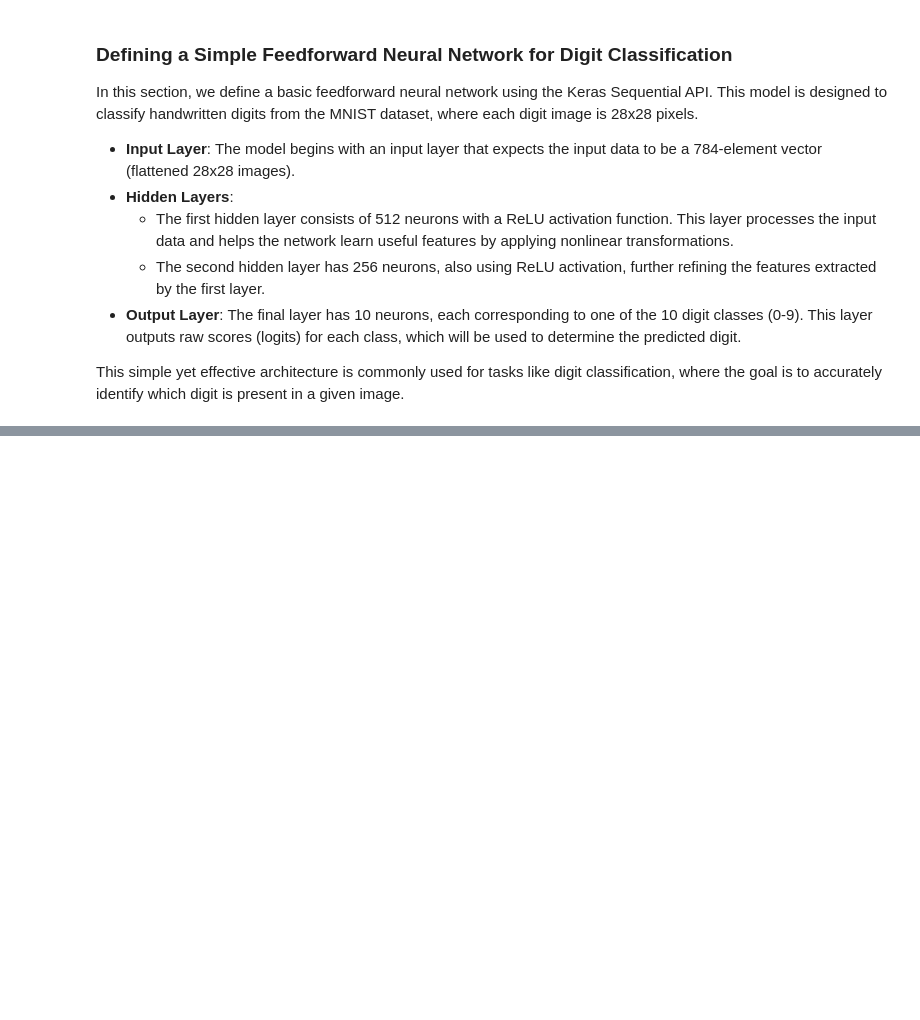
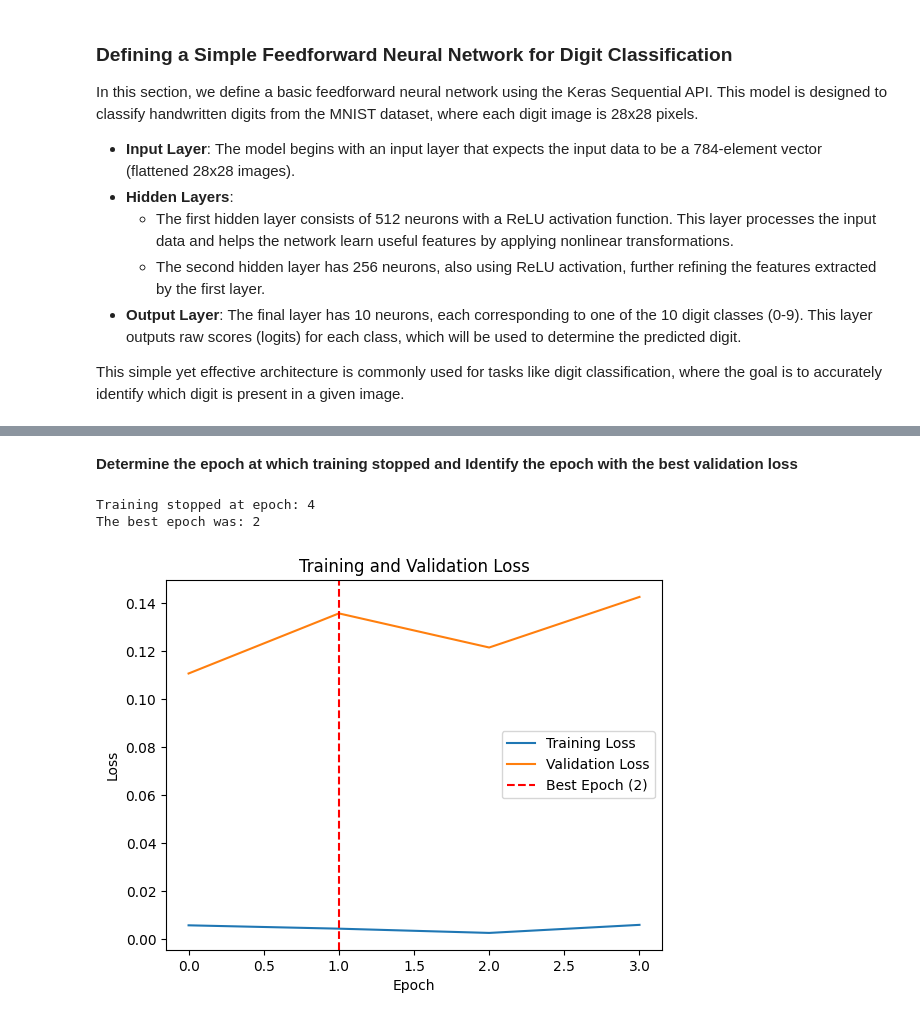
Before and after one commit to saimboxer/TensorFlow, a Jupyter notebook: Neural_Network.ipynb, the cells around one changed output, grey strips where cells are left out. Cells and saved outputs as stored; diff of their text form; code cells hidden in the pictures; blank space fills up the shorter version.

```diff
--- a/Neural_Network.ipynb
+++ b/Neural_Network.ipynb
@@ -187,0 +304,18 @@ Model: "sequential_2"
+# %%
+from tensorflow.keras.callbacks import EarlyStopping
+
+# Implement early stopping based on validation loss
+# `monitor='val_loss'`: Monitor the validation loss during training
+# `patience=3`: Stop training if the validation loss doesn't improve for 3 consecutive epochs
+# `restore_best_weights=True`: After stopping, restore the model weights from the epoch with the best validation loss
+early_stopping = EarlyStopping(monitor='val_loss', patience=3, restore_best_weights=True)
+
+# Train the model with early stopping
+history = model.fit(
+    x_train, y_train,
+    batch_size=32,        # Number of samples processed before the model is updated
+    epochs=40,           # Set a high number of epochs, but early stopping will halt training if necessary
+    validation_split=0.2, # Reserve 20% of the training data for validation
+    callbacks=[early_stopping], # Apply early stopping during training
+    verbose=2             # Verbose output mode: displays detailed logging
+)
@@ -187,0 +331,24 @@ Model: "sequential_2"
+# %% [markdown]
+**Determine the epoch at which training stopped and Identify the epoch with the best validation loss**
+# %%
+# Determine the epoch at which training stopped
+stopped_epoch = early_stopping.stopped_epoch
+print(f"Training stopped at epoch: {stopped_epoch + 1}")  # +1 because epochs are zero-indexed
+
+# Identify the epoch with the best validation loss
+best_epoch = stopped_epoch - early_stopping.patience + 1
+print(f"The best epoch was: {best_epoch + 1}")  # +1 to match human-readable epoch numbering
+
+# Plot training & validation loss
+plt.plot(history.history['loss'], label='Training Loss')
+plt.plot(history.history['val_loss'], label='Validation Loss')
+plt.axvline(x=best_epoch, color='r', linestyle='--', label=f'Best Epoch ({best_epoch + 1})')
+plt.title('Training and Validation Loss')
+plt.xlabel('Epoch')
+plt.ylabel('Loss')
+plt.legend()
+plt.show()
+# %% [output]
+Training stopped at epoch: 4
+The best epoch was: 2
+[figure, added]
```
Also changed, not shown: parts of 18 cells of this notebook.
